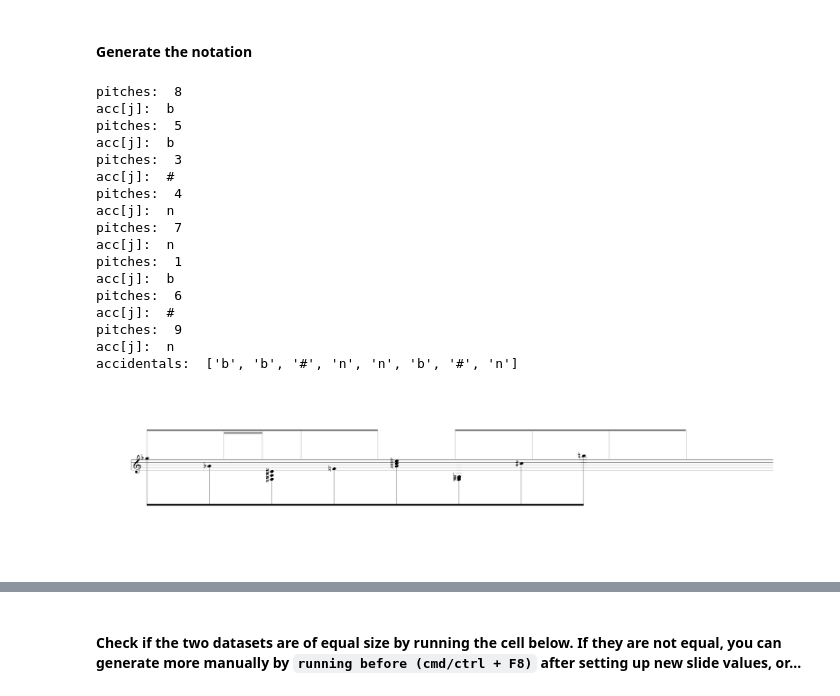
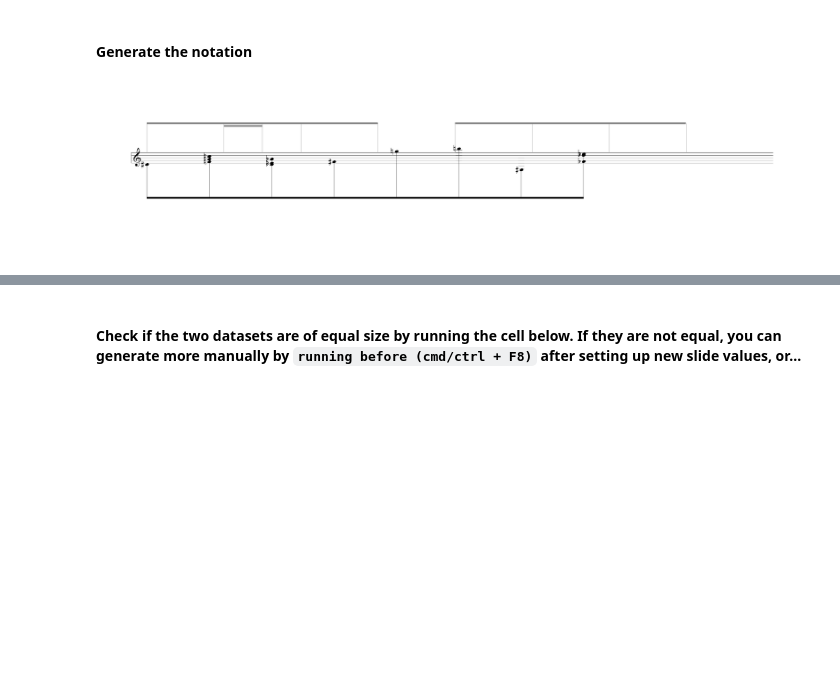
Before and after one commit to hayakzan/MLP-notations, a Jupyter notebook: MLP_notations_GENERATING_DATA.ipynb, the cells around one changed output, grey strips where cells are left out. Drawn from its saved outputs; the diff is of its cells as text; code cells hidden in the pictures; blank space fills up the shorter version.

Commit message:
chord types etc

```diff
--- a/MLP_notations_GENERATING_DATA.ipynb
+++ b/MLP_notations_GENERATING_DATA.ipynb
@@ -194,6 +193,8 @@ ax.spines['left'].set_visible(False)
 ax.spines['right'].set_visible(False)
 
 accidentals = []
+chord_type_list = []
+
 for j in range(size):
     # no sharps on Es in this context
     if pitches[j] % 3.5 == 0.0:
@@ -209,10 +210,7 @@ for j in range(size):
       accidentals.append(random.choice(acc_sym[:2]))
     else:
       accidentals.append(random.choice(acc_sym))
-    print("pitches: ", pitches[j])
-    print("acc[j]: ", accidentals[j])
 
-print("accidentals: ", accidentals)
 # plot the notation
 for i in range(size):
     pitch = pitches[i]+y_offset_slider.value
@@ -222,6 +220,7 @@ for i in range(size):
     pitch_offset = -3.55
     ledger_off_low = (pitch+pitch_offset)+0.55
     ledger_off_hi = (pitch+pitch_offset)-4.45
+    chord_type_list.append(random.choice([0.5, 1.0, 1.45]))
 
 
     # ledger lines
@@ -241,41 +240,39 @@ for i in range(size):
       for i in range(5):
         ax.plot(L2_x, L2_y+0.5 + i, linestyle='solid', linewidth=0.5, color='black')
 
-
     # draw the notation
     plt.text((rhythm + 0.035)+x_off, pitch+pitch_offset, notes[0], fontproperties=fontprop2, color='black')
     plt.text((rhythm - 0.025)+x_off, pitch+pitch_offset, accidental, fontproperties=fontprop1, color='black')
-    ax.plot(np.linspace(rhythm+x_off + 0.06, rhythm+x_off + 0.06, 10), np.linspace((pitch+pitch_offset + oct_add), -13.3, 10), linestyle='solid', linewidth=0.5, color='black')
+    ax.plot(np.linspace(rhythm+x_off + 0.06, rhythm+x_off + 0.06, 10), np.linspace((pitch+pitch_offset), -13.3, 10), linestyle='solid', linewidth=0.5, color='black')
 
-# chords
-# lower triad -1.0
-chord_type = []
-
-if chord_type_button.value == 'Secundal':
-  for chord in range(size):
-    chord_type.append(0.5)
-elif chord_type_button.value == 'Tertian':
-  for chord in range(size):
-    chord_type.append(1.0)
-elif chord_type_button.value == 'Quartal':
-  for chord in range(size):
-    chord_type.append(1.45)
-elif chord_type_button.value == 'Mixed':
-  for chord in range(size):
-    chord_type.append(random.choice([0.5, 1.0, 1.45]))
-elif chord_type_button.value == 'Mixed within chord':
-  for chord in range(size):
-    chord_type.append(random.choice([0.5, 1.0, 1.45]))
-
-# random chord pos
-
+# chords #TODO: clashes
 chord_indices = random.sample(range(0, size), chord_num_slider.value)
 
 for chord in chord_indices:
   for i in range(chord_size_slider.value):
-    plt.text((x_data[chord] + 0.035)+x_off, pitches[chord]+pitch_offset-i*chord_type[chord], notes[0], fontproperties=fontprop2, color='black')
-    plt.text((x_data[chord] - 0.025)+x_off, pitches[chord]+pitch_offset-i*chord_type[chord], accidentals[chord], fontproperties=fontprop1, color='black')
+    if chord_type_button.value == 'Secundal':
+      chord_type = 0.5
+      plt.text((x_data[chord] + 0.035)+x_off, pitches[chord]+pitch_offset-(i*chord_type), notes[0], fontproperties=fontprop2, color='black')
+      plt.text((x_data[chord] - 0.025)+x_off, pitches[chord]+pitch_offset-(i*chord_type), accidentals[chord], fontproperties=fontprop1, color='black')
 
+    elif chord_type_button.value == 'Tertian':
+      chord_type = 1.0
+      plt.text((x_data[chord] + 0.035)+x_off, pitches[chord]+pitch_offset-(i*chord_type), notes[0], fontproperties=fontprop2, color='black')
+      plt.text((x_data[chord] - 0.025)+x_off, pitches[chord]+pitch_offset-(i*chord_type), accidentals[chord], fontproperties=fontprop1, color='black')
+
+    elif chord_type_button.value == 'Quartal':
+      chord_type = 1.45
+      plt.text((x_data[chord] + 0.035)+x_off, pitches[chord]+pitch_offset-(i*chord_type), notes[0], fontproperties=fontprop2, color='black')
+      plt.text((x_data[chord] - 0.025)+x_off, pitches[chord]+pitch_offset-(i*chord_type), accidentals[chord], fontproperties=fontprop1, color='black')
+
+    elif chord_type_button.value == 'Mixed':
+      plt.text((x_data[chord] + 0.035)+x_off, pitches[chord]+pitch_offset-(i*chord_type_list[chord]), notes[0], fontproperties=fontprop2, color='black')
+      plt.text((x_data[chord] - 0.025)+x_off, pitches[chord]+pitch_offset-(i*chord_type_list[chord]), accidentals[chord], fontproperties=fontprop1, color='black')
+
+    elif chord_type_button.value == 'Mixed within chord':
+      chord_type = random.choice([0.5, 1.0, 1.45])
+      plt.text((x_data[chord] + 0.035)+x_off, pitches[chord]+pitch_offset-(i*chord_type), notes[0], fontproperties=fontprop2, color='black')
+      plt.text((x_data[chord] - 0.025)+x_off, pitches[chord]+pitch_offset-(i*chord_type), accidentals[chord], fontproperties=fontprop1, color='black')
 
 # plot the staff lines
 for i in range(5):
@@ -283,7 +280,6 @@ for i in range(5):
 
 # plot the treble clef
 plt.text(0.1, 1.1 + y_off, '&', fontproperties=fontprop1)
-
 
 # plot the measure lines and lower beams:
 ax.plot(X_2, Y_2, linestyle='solid', linewidth=0.5, color='black')
@@ -296,51 +292,34 @@ for i in range(2):
 for i in range(1):
     ax.plot(np.linspace(phan[i + 2] + 0.06, phan[i + 2] + 0.06, 10), np.linspace(4 + y_off, 15 + y_off, 10), linestyle='solid', linewidth=0.5, color='gray')
 for i in range(2):
     ax.plot(np.linspace(phan[i + 3] + 0.06, phan[i + 3] + 0.06, 10), np.linspace(4 + y_off, 15 + y_off, 10), linestyle='solid', linewidth=0.5, color='gray')
 for i in range(1):
     ax.plot(np.linspace(phan[i + 5] + 0.06, phan[i + 5] + 0.06, 10), np.linspace(4 + y_off, 15 + y_off, 10), linestyle='solid', linewidth=0.5, color='gray')
 for i in range(1):
     ax.plot(np.linspace(phan[i + 6] + 0.06, phan[i + 6] + 0.06, 10), np.linspace(4 + y_off, 15 + y_off, 10), linestyle='solid', linewidth=0.5, color='gray')
 for i in range(2):
     ax.plot(np.linspace(phan[i + 7] + 0.06, phan[i + 7] + 0.06, 10), np.linspace(4 + y_off, 15 + y_off, 10), linestyle='solid', linewidth=0.5, color='gray')
 
 ax.plot(np.linspace((phan[0]) + 0.075, (phan[4]) + 0.045, 10), np.linspace(15 + y_off, 15 + y_off, 10), linestyle='solid', linewidth=4, color='gray')
 ax.plot(np.linspace((phan[1]) + 0.075, (phan[2]) + 0.045, 10), np.linspace(14 + y_off, 14 + y_off, 10), linestyle='solid', linewidth=4, color='gray')
 ax.plot(np.linspace((phan[5]) + 0.075, (phan[8]) + 0.04, 10), np.linspace(15 + y_off, 15 + y_off, 10), linestyle='solid', linewidth=4, color='gray')
 
 # set the y-axis limits, adjust layout, and display the plot:
 warnings.filterwarnings("ignore", category=UserWarning)
 
 ax.set_ylim(-35, 29)
 fig.set_tight_layout(True)
 plt.yticks([])
 plt.xticks([])
 
 # save if you want
 #filename = f'notation_{fig_num}.jpg'
 #plt.savefig(filename, format='jpg')
 #fig_num += 1
 
 plt.show()
 # %% [output]
-pitches:  8
-acc[j]:  b
-pitches:  5
-acc[j]:  b
-pitches:  3
-acc[j]:  #
-pitches:  4
-acc[j]:  n
-pitches:  7
-acc[j]:  n
-pitches:  1
-acc[j]:  b
-pitches:  6
-acc[j]:  #
-pitches:  9
-acc[j]:  n
-accidentals:  ['b', 'b', '#', 'n', 'n', 'b', '#', 'n']
-[figure, old version]
+[figure, new version]
 # %%
 # update the slider values
 update_slider_values(None)
```
Also changed, not shown: parts of 3 cells of this notebook.
